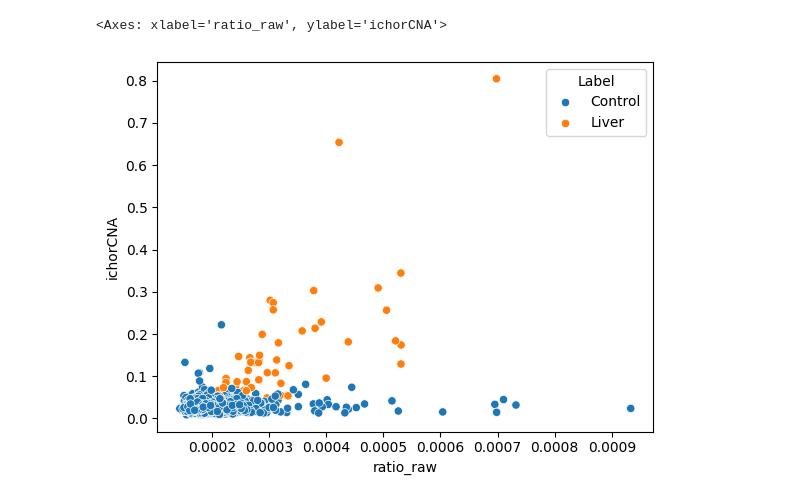
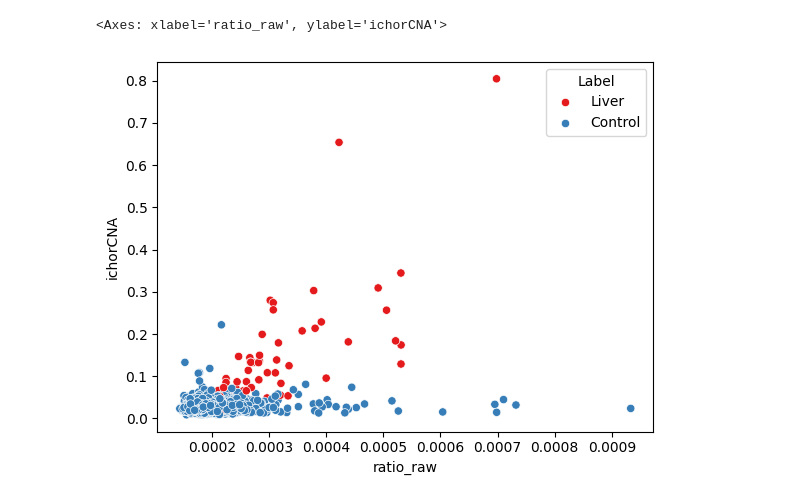
Before and after one commit to hieunguyen4193/tmd_features, a Jupyter notebook: TF01_pre_analysis.ipynb, the cells around one changed output. Saved outputs shown, nothing was run; the diff lists cells and outputs as text; code cells hidden in the pictures.

```diff
--- a/TF01_pre_analysis.ipynb
+++ b/TF01_pre_analysis.ipynb
@@ -77,5 +75,6 @@ KeyError: 'sinluated_TF'
 # %%
-sns.scatterplot(data = maindf, x = selected_candi_features, y = "ichorCNA", hue = "Label")
+maindf['Label'] = pd.Categorical(maindf['Label'], categories=[input_cancer_class, "Control"])
+sns.scatterplot(data = maindf, x = selected_candi_features, y = "ichorCNA", hue = "Label", palette = "Set1")
 # %% [output]
 <Axes: xlabel='ratio_raw', ylabel='ichorCNA'>
-[figure, old version]
+[figure, new version]
```
Also changed, not shown: parts of 5 cells of this notebook.
